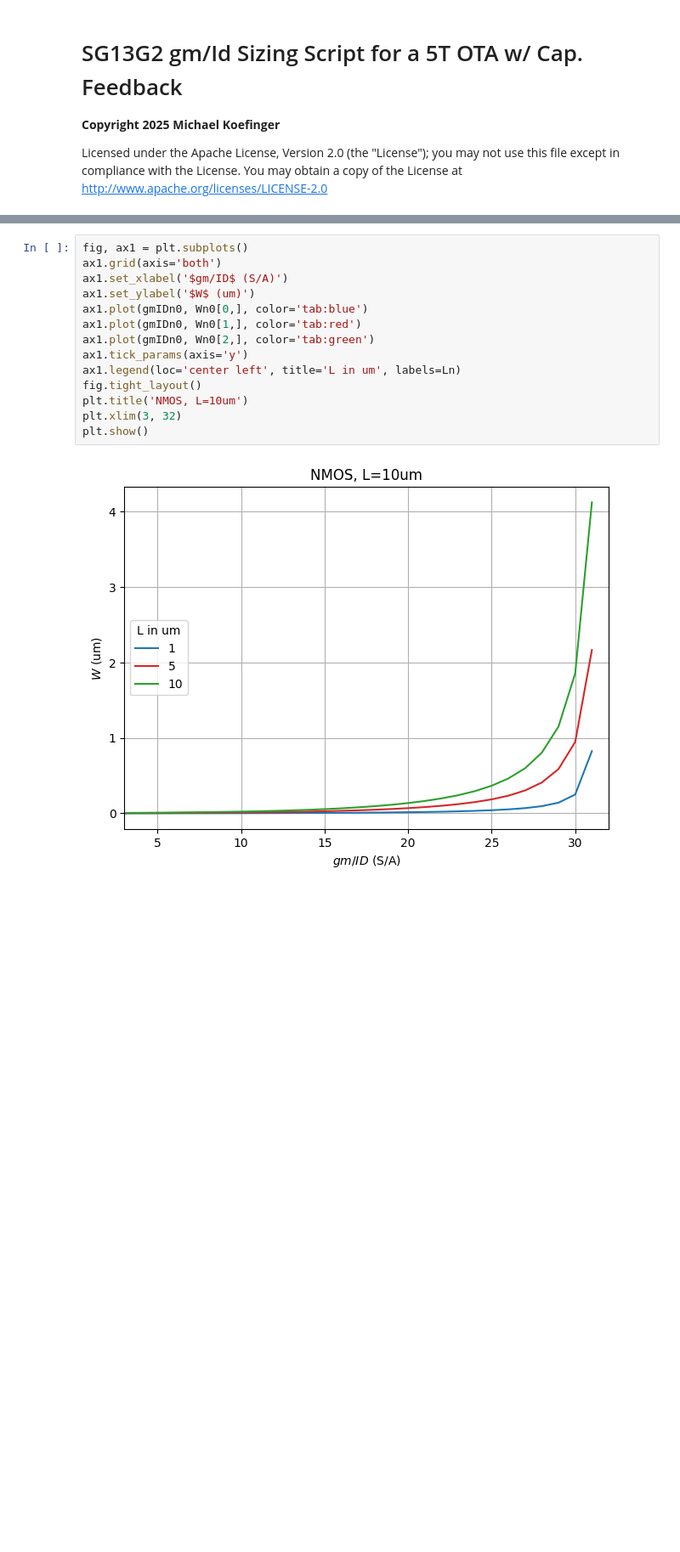
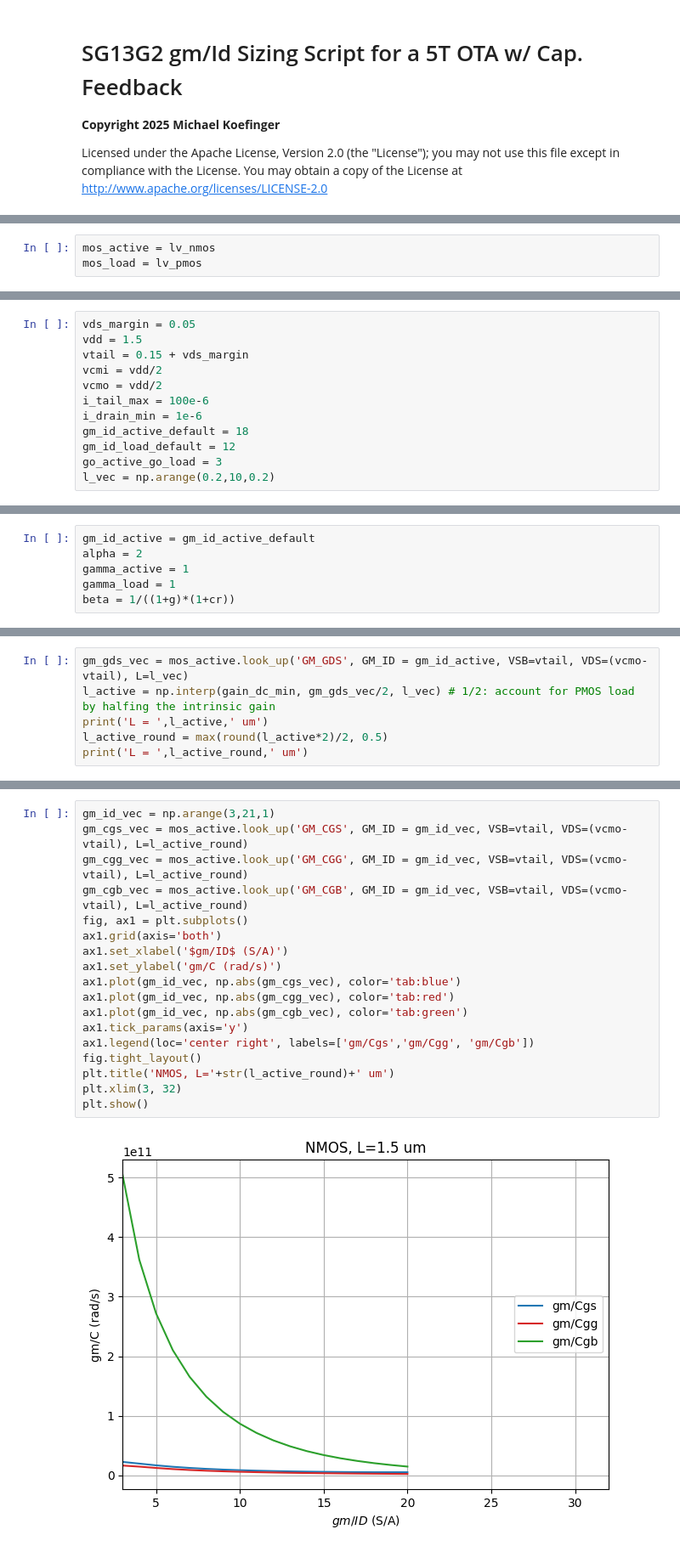
Before and after one commit to michaelk99/sg13g2_pipeadc_3b, a Jupyter notebook: python/sg13g2_sizing_ota_5t_cfb.ipynb, the cells around one changed output, grey strips where cells are left out. Shown: that part at 85% size. Drawn from its saved outputs; the diff is of its cells as text; blank space fills up the shorter version.

```diff
--- a/python/sg13g2_sizing_ota_5t_cfb.ipynb
+++ b/python/sg13g2_sizing_ota_5t_cfb.ipynb
@@ -18 +23,4 @@ lv_pmos = lk(table_dir + "sg13_lv_pmos.mat")
+# %%
+mos_active = lv_nmos
+mos_load = lv_pmos
 # %% [markdown]
@@ -143,0 +132,12 @@ Wn0 = Iref/JDn0
+# %%
+vds_margin = 0.05
+vdd = 1.5
+vtail = 0.15 + vds_margin
+vcmi = vdd/2
+vcmo = vdd/2
+i_tail_max = 100e-6
+i_drain_min = 1e-6
+gm_id_active_default = 18
+gm_id_load_default = 12
+go_active_go_load = 3
+l_vec = np.arange(0.2,10,0.2)
@@ -143,0 +146,6 @@ Wn0 = Iref/JDn0
+# %%
+gm_id_active = gm_id_active_default
+alpha = 2
+gamma_active = 1
+gamma_load = 1
+beta = 1/((1+g)*(1+cr))
@@ -143,0 +165,6 @@ Wn0 = Iref/JDn0
+# %%
+gm_gds_vec = mos_active.look_up('GM_GDS', GM_ID = gm_id_active, VSB=vtail, VDS=(vcmo-vtail), L=l_vec)
+l_active = np.interp(gain_dc_min, gm_gds_vec/2, l_vec) # 1/2: account for PMOS load by halfing the intrinsic gain
+print('L = ',l_active,' um')
+l_active_round = max(round(l_active*2)/2, 0.5)
+print('L = ',l_active_round,' um')
@@ -144,16 +199,20 @@ Wn0 = Iref/JDn0
 # %%
+gm_id_vec = np.arange(3,21,1)
+gm_cgs_vec = mos_active.look_up('GM_CGS', GM_ID = gm_id_vec, VSB=vtail, VDS=(vcmo-vtail), L=l_active_round)
+gm_cgg_vec = mos_active.look_up('GM_CGG', GM_ID = gm_id_vec, VSB=vtail, VDS=(vcmo-vtail), L=l_active_round)
+gm_cgb_vec = mos_active.look_up('GM_CGB', GM_ID = gm_id_vec, VSB=vtail, VDS=(vcmo-vtail), L=l_active_round)
 fig, ax1 = plt.subplots()
 ax1.grid(axis='both')
 ax1.set_xlabel('$gm/ID$ (S/A)')
-ax1.set_ylabel('$W$ (um)')
-ax1.plot(gmIDn0, Wn0[0,], color='tab:blue')
-ax1.plot(gmIDn0, Wn0[1,], color='tab:red')
-ax1.plot(gmIDn0, Wn0[2,], color='tab:green')
+ax1.set_ylabel('gm/C (rad/s)')
+ax1.plot(gm_id_vec, np.abs(gm_cgs_vec), color='tab:blue')
+ax1.plot(gm_id_vec, np.abs(gm_cgg_vec), color='tab:red')
+ax1.plot(gm_id_vec, np.abs(gm_cgb_vec), color='tab:green')
 ax1.tick_params(axis='y')
-ax1.legend(loc='center left', title='L in um', labels=Ln)
+ax1.legend(loc='center right', labels=['gm/Cgs','gm/Cgg', 'gm/Cgb'])
 fig.tight_layout()
-plt.title('NMOS, L=10um')
+plt.title('NMOS, L='+str(l_active_round)+' um')
 plt.xlim(3, 32)
 plt.show()
 # %% [output]
-[figure, old version]
+[figure, new version]
```
Also changed, not shown: parts of 33 cells of this notebook.
